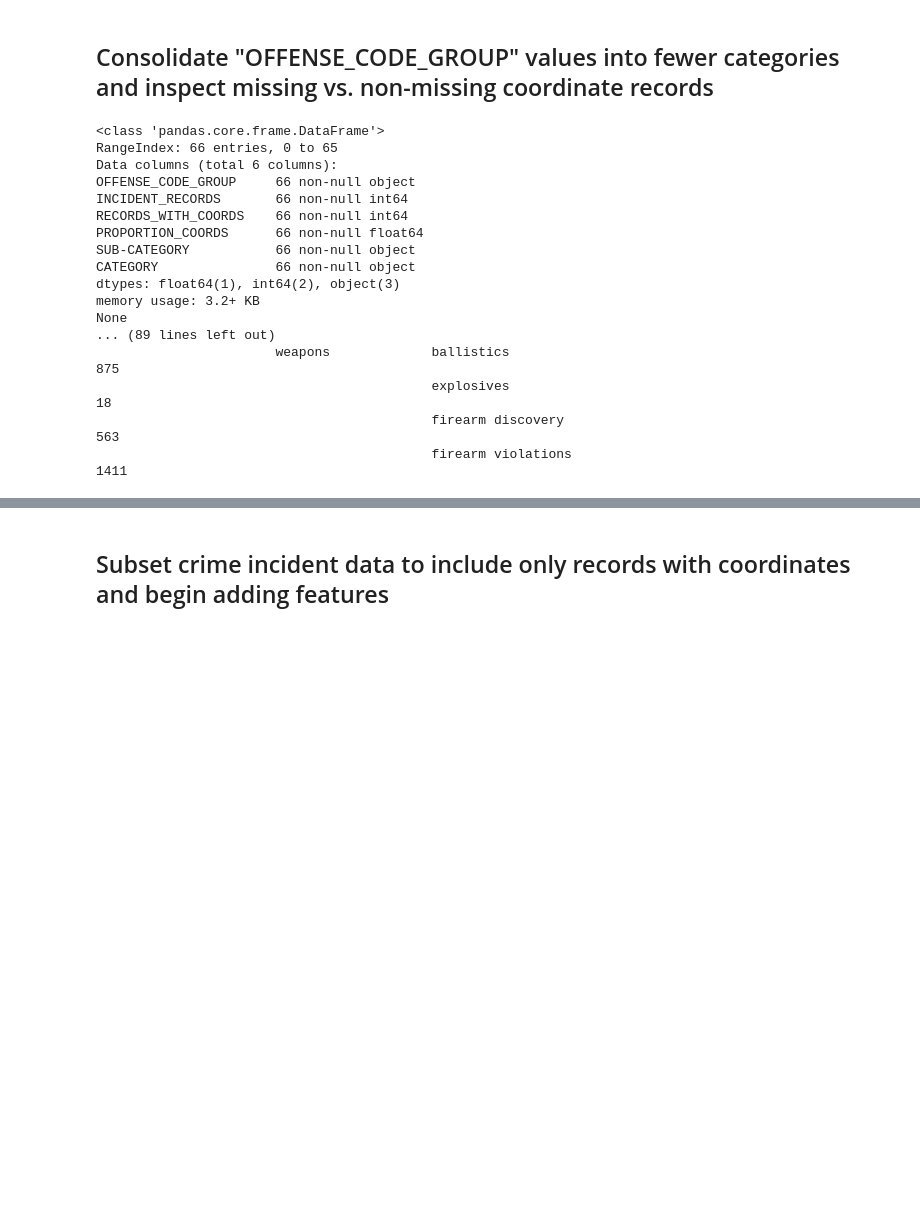
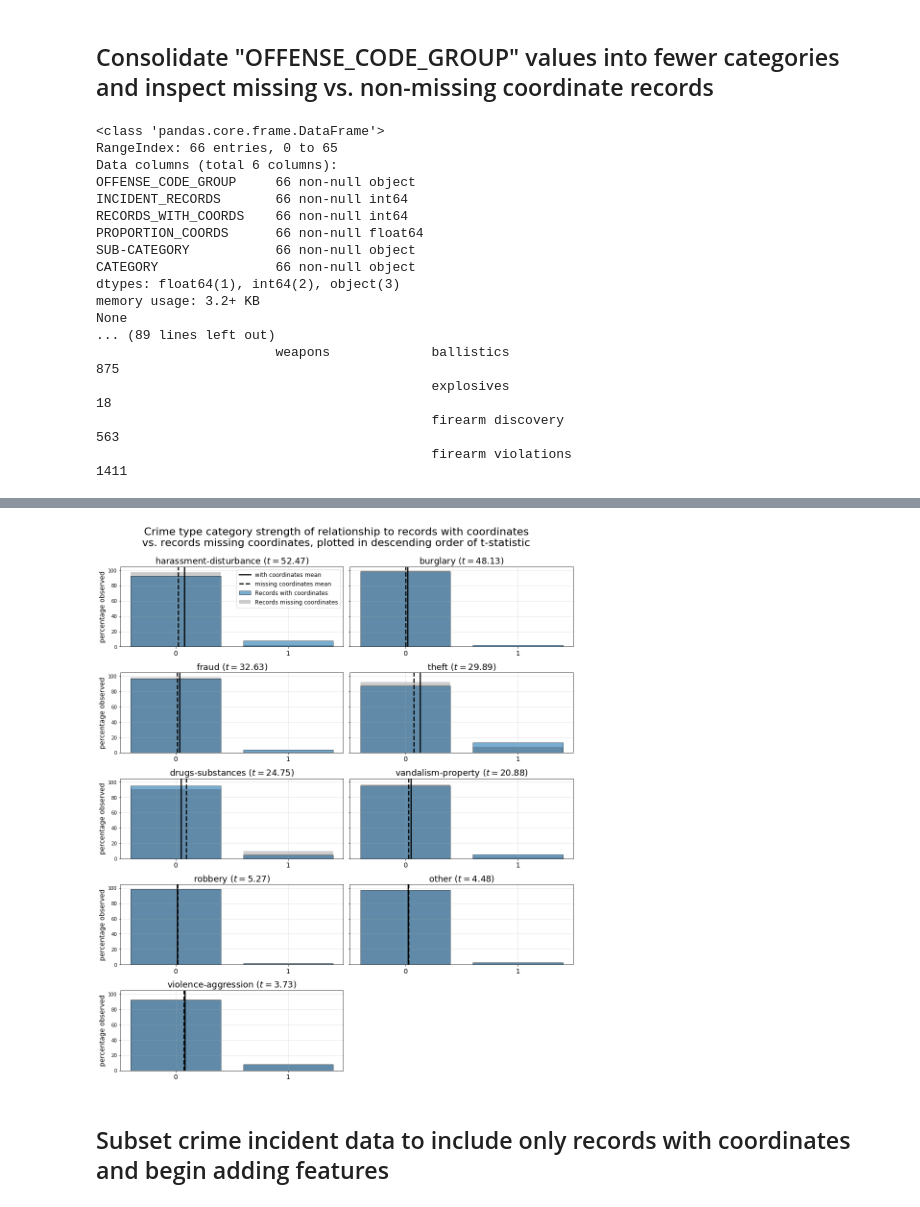
Before and after one commit to sedelmeyer/predicting-crime, a Jupyter notebook: notebooks/009_EDA_crime_incident_reports.ipynb, the cells around one changed output, grey strips where cells are left out. Drawn from its saved outputs; the diff is of its cells as text; code cells hidden in the pictures; blank space fills up the shorter version.

Commit message:
eda(crime): add new type categories and plot results

```diff
--- a/notebooks/009_EDA_crime_incident_reports.ipynb
+++ b/notebooks/009_EDA_crime_incident_reports.ipynb
@@ -22,9 +22,11 @@ FIGURES_ROOT = '../figures/crime'
 
 READDIR_ROOT = os.path.join(DATA_ROOT, 'raw')
 WRITEDIR_ROOT = os.path.join(DATA_ROOT, 'interim/crime')
+FEATURES_ROOT = os.path.join(DATA_ROOT, 'processed')
 
 readfile_crime = os.path.join(READDIR_ROOT, 'crime/crime-incidents.csv')
 readfile_crime_match_key = '../crime-offense-match-key.csv'
+readfile_crime_match_key_2 = '../crime-offense-match-key-v2.csv'
 
 readfile_sam = os.path.join(READDIR_ROOT, 'boston/sam-addresses.csv')
 readfile_zipshapes = os.path.join(READDIR_ROOT, 'shapefile/zipcodes/ZIP_Codes.shp')
@@ -34,6 +36,7 @@ readfile_tractshapes = os.path.join(READDIR_ROOT, 'shapefile/census-tracts/Censu
 readfile_hoodshapes = os.path.join(READDIR_ROOT, 'shapefile/boston-neighborhoods/Boston_Neighborhoods.shp')
 readfile_zonesubshapes = os.path.join(READDIR_ROOT, 'shapefile/zoning-subdistricts/Zoning_Subdistricts.shp')
 readfile_openshapes = os.path.join(READDIR_ROOT, 'shapefile/open-spaces/Open_Space.shp')
+readfile_feat_property = os.path.join(FEATURES_ROOT, 'property-assessment-features-2013-2019.csv')
 
 print(
     'readfile paths for datasets used in this notebook are:\n\t{}\n\t{}\n\t{}'.format(
@@ -1150,0 +1159,2 @@ plt.show();
+# %%
+df_offense_mapkey_2 = pd.read_csv(readfile_crime_match_key_2)
@@ -1150,0 +1228,9 @@ plt.show();
+# %%
+# Review t-statistics for coord vs. non-coord offense categories
+
+# create a one-hot encoded subset dataframe containing only categories
+# for 'offense-category' and 'offense-subcategory'
+df_offense_cats_2 = pd.get_dummies(df_crime['crime-type'])
+
+# calculate t-stats for offense group records with and without coordinates
+offense_cat_tstats_2 = calc_t_stats(df_offense_cats_2, df_crime['is_coord'], sort=True)
@@ -1151,3 +1257,74 @@ plt.show();
+# %%
+# print barplots for each offense category in descending order of t-stat
+# illustrating missing vs. non-missing coordinate records
+
+savefig = True
+
+# identify which rows belong to each coord class
+bool_1 = (df_crime['is_coord'].loc[:] == 1).values
+bool_0 = (df_crime['is_coord'].loc[:] == 0).values
+
+# subset top 6 predictors by t-stat for plotting
+# t_stats_top_6 = t_stats_best_10[:6].index
+
+# subset data by coord class for easier plotting
+coord_df = df_offense_cats_2.loc[bool_1]
+nocoord_df = df_offense_cats_2.loc[bool_0]
+coord_len = len(coord_df)
+nocoord_len = len(nocoord_df)
+
+# plot histograms of the top 4 predictors from the training data
+fig, axes = plt.subplots(5,2, sharex=False, sharey=True, figsize=(14,17))
+
+plt.suptitle(
+    "Crime type category strength of relationship to records with coordinates\n"\
+    "vs. records missing coordinates, plotted in descending order of t-statistic",
+    fontsize=22
+)
+
+for (i, ax), var in zip(enumerate(axes.flatten()), offense_cat_tstats_2.index):
+    ax.bar(
+        coord_df[var].value_counts().index,
+        coord_df[var].value_counts().values / coord_len * 100,
+        color='tab:blue', edgecolor='k', alpha=0.6, label='Records with coordinates'
+    )
+    ax.axvline(
+        coord_df[var].mean(),
+        linestyle='-', color='k', linewidth=2.5, label='with coordinates mean'
+    )
+    ax.bar(
+        nocoord_df[var].value_counts().index,
+        nocoord_df[var].value_counts().values / nocoord_len * 100,
+        color='k', alpha=0.2, label='Records missing coordinates'
+    )
+
+    ax.axvline(
+        nocoord_df[var].mean(),
+        color='k', linestyle='--', linewidth=2.5, label='missing coordinates mean'
+    )
+    ax.set_xticks([0,1])
+    ax.set_xticklabels([0,1], fontsize=14)
+    ax.grid(":", alpha=0.4)
+    ax.set_title(
+        '{0} ($t={1:.2f}$)'.format(var, offense_cat_tstats_2.loc[var]),
+        fontsize=18
+    )
+    if i % 2 == 0:
+        ax.set_ylabel('percentage observed', fontsize=14)
+
+# hide all markings for final 10th axis
+for pos in ['right','top','bottom','left']:
+    axes[4,1].spines[pos].set_visible(False)
+axes[4,1].tick_params(axis='x', which='both', bottom=False, top=False, labelbottom=False)
+axes[4,1].tick_params(axis='y', which='both', right=False, left=False, labelleft=False)
+
+axes[0,0].legend(fontsize=12, markerscale=1.5)
+plt.tight_layout(rect=[0, 0.03, 1, 0.94])
+if savefig:
+    plt.savefig(os.path.join(FIGURES_ROOT, 'crime-types-missing-coords-tstat-barplots.png'))
+plt.show();
+# %% [output]
+[figure, added]
 # %% [markdown]
 ## Subset crime incident data to include only records with coordinates and begin adding features
 # %%
```
Also changed, not shown: parts of 30 cells of this notebook.
